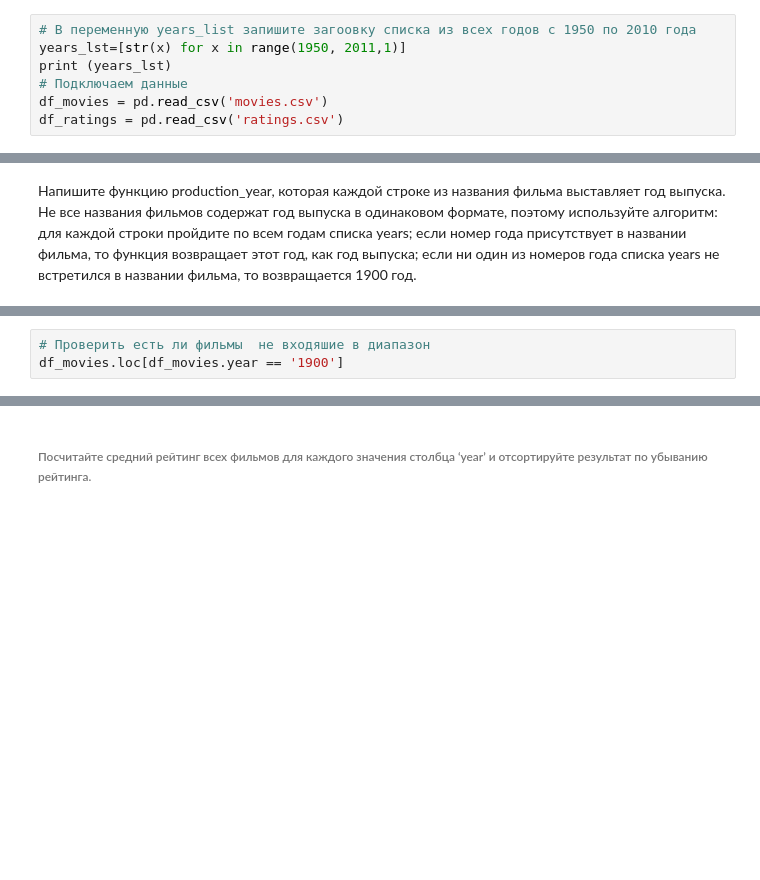
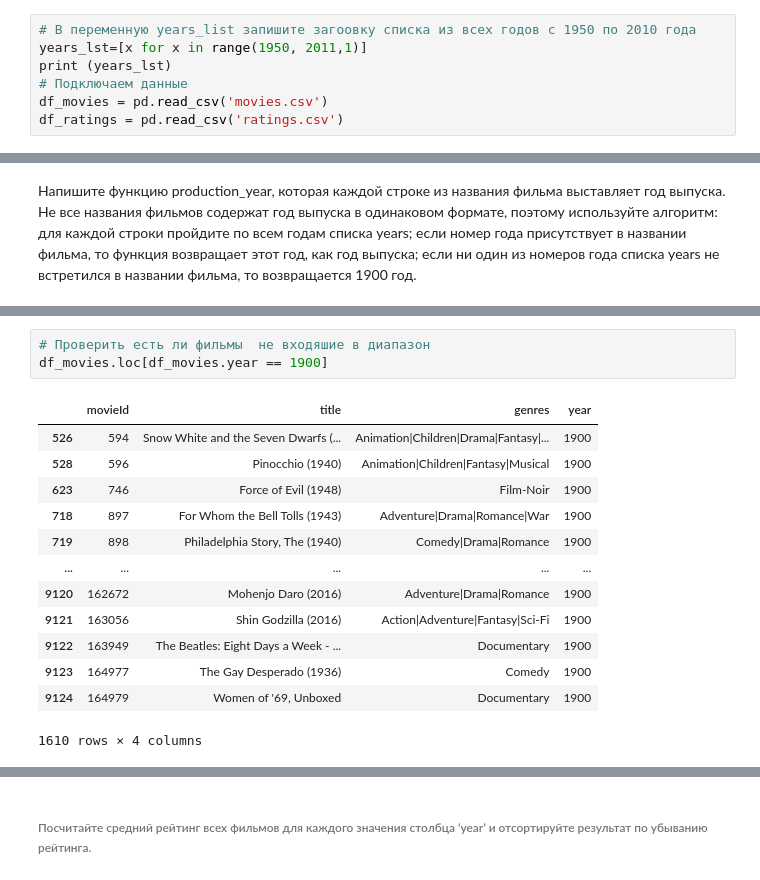
Before and after one commit to SergeyChernyaev/Python-Homeworks, a Jupyter notebook: NUMPY-39/02 Homework/02 Homework black.ipynb, the cells around one changed output, grey strips where cells are left out. Cells and saved outputs as stored; diff of their text form; blank space fills up the shorter version.

```diff
--- a/NUMPY-39/02 Homework/02 Homework black.ipynb
+++ b/NUMPY-39/02 Homework/02 Homework black.ipynb
@@ -98,7 +160,7 @@ geo_data = {
     Посчитайте средний рейтинг всех фильмов для каждого значения столбца ‘year’ и отсортируйте результат по убыванию рейтинга.
 # %%
 # В переменную years_list запишите загоовку списка из всех годов с 1950 по 2010 года
-years_lst=[str(x) for x in range(1950, 2011,1)]
+years_lst=[x for x in range(1950, 2011,1)]
 print (years_lst)
 # Подключаем данные
 df_movies = pd.read_csv('movies.csv')
@@ -202,7 +262,21 @@ Wall time: 9.53 s
 9125 rows × 4 columns
 # %%
 # Проверить есть ли фильмы  не входяшие в диапазон
-df_movies.loc[df_movies.year == '1900']
+df_movies.loc[df_movies.year == 1900]
+# %% [output]
+|  | movieId | title | genres | year |
+| 526 | 594 | Snow White and the Seven Dwarfs (... | Animation|Children|Drama|Fantasy|... | 1900 |
+| 528 | 596 | Pinocchio (1940) | Animation|Children|Fantasy|Musical | 1900 |
+| 623 | 746 | Force of Evil (1948) | Film-Noir | 1900 |
+| 718 | 897 | For Whom the Bell Tolls (1943) | Adventure|Drama|Romance|War | 1900 |
+| 719 | 898 | Philadelphia Story, The (1940) | Comedy|Drama|Romance | 1900 |
+| ... | ... | ... | ... | ... |
+| 9120 | 162672 | Mohenjo Daro (2016) | Adventure|Drama|Romance | 1900 |
+| 9121 | 163056 | Shin Godzilla (2016) | Action|Adventure|Fantasy|Sci-Fi | 1900 |
+| 9122 | 163949 | The Beatles: Eight Days a Week - ... | Documentary | 1900 |
+| 9123 | 164977 | The Gay Desperado (1936) | Comedy | 1900 |
+| 9124 | 164979 | Women of '69, Unboxed | Documentary | 1900 |
+1610 rows × 4 columns
 # %%
 # Распределение фильмов по годам выпуска
 df_movies.groupby('year').count()
```
Also changed, not shown: parts of 19 cells of this notebook, 1 other file.
